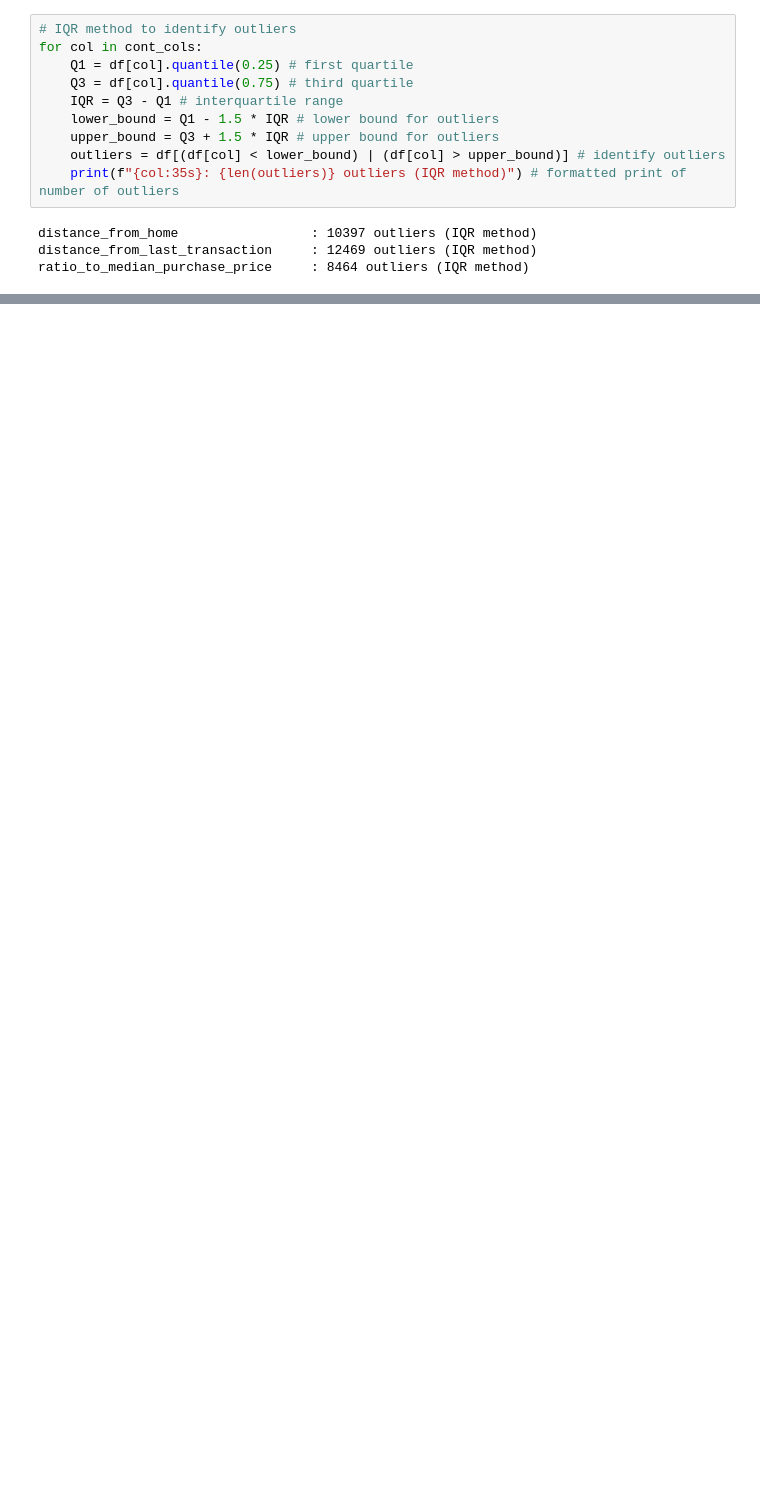
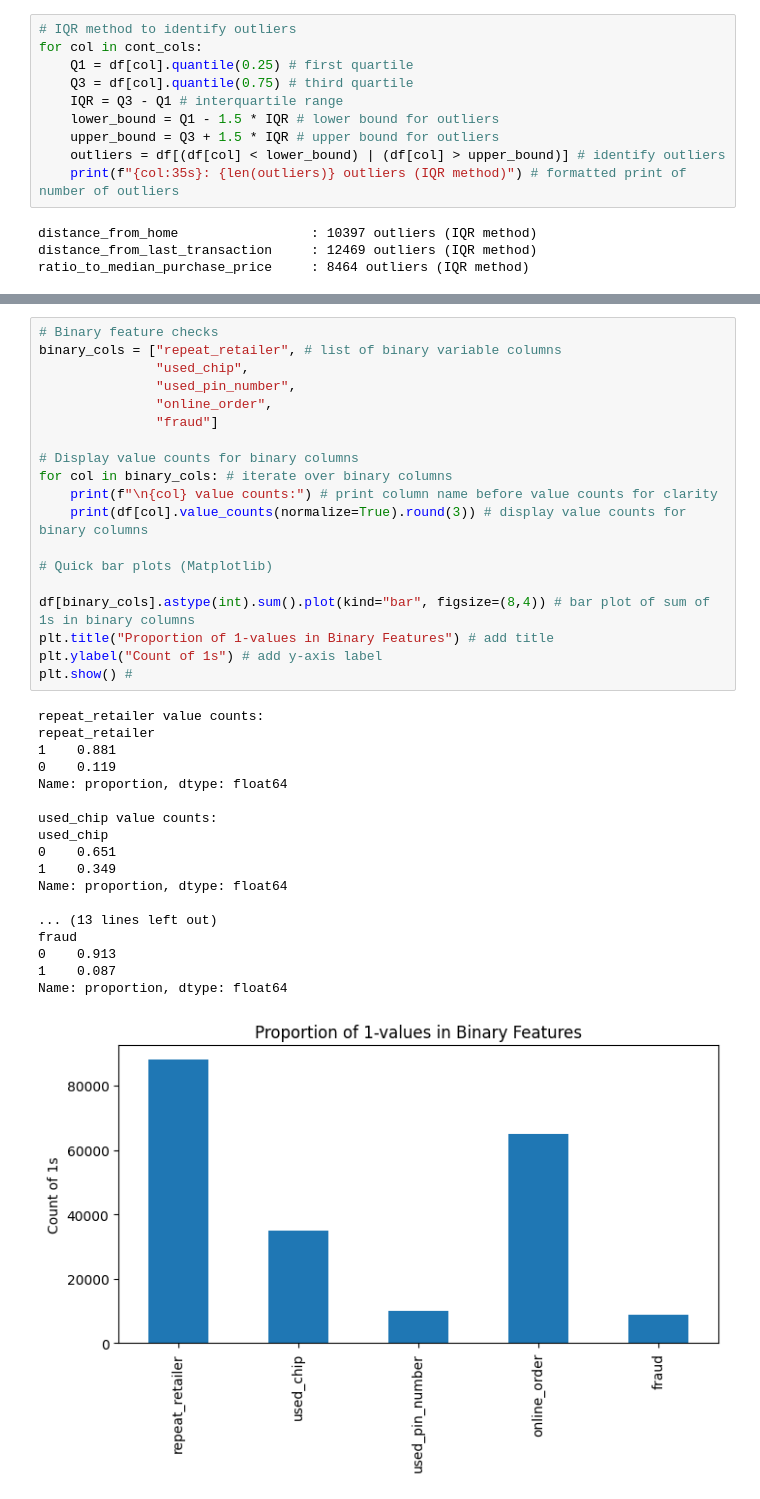
Before and after one commit to JayneLawley/Credit-Card-Fraud-Analysis, a Jupyter notebook: jupyter_notebooks/01 ETL.ipynb, the cells around one changed output, grey strips where cells are left out. Drawn from its saved outputs; the diff is of its cells as text; blank space fills up the shorter version.

```diff
--- a/jupyter_notebooks/01 ETL.ipynb
+++ b/jupyter_notebooks/01 ETL.ipynb
@@ -244,0 +248,38 @@ ratio_to_median_purchase_price     : 8464 outliers (IQR method)
+# %%
+# Binary feature checks
+binary_cols = ["repeat_retailer", # list of binary variable columns
+               "used_chip",
+               "used_pin_number",
+               "online_order",
+               "fraud"]
+
+# Display value counts for binary columns
+for col in binary_cols: # iterate over binary columns
+    print(f"\n{col} value counts:") # print column name before value counts for clarity
+    print(df[col].value_counts(normalize=True).round(3)) # display value counts for binary columns
+
+# Quick bar plots (Matplotlib)
+
+df[binary_cols].astype(int).sum().plot(kind="bar", figsize=(8,4)) # bar plot of sum of 1s in binary columns
+plt.title("Proportion of 1-values in Binary Features") # add title
+plt.ylabel("Count of 1s") # add y-axis label
+plt.show() #
+# %% [output]
+repeat_retailer value counts:
+repeat_retailer
+1    0.881
+0    0.119
+Name: proportion, dtype: float64
+
+used_chip value counts:
+used_chip
+0    0.651
+1    0.349
+Name: proportion, dtype: float64
+
+... (13 lines left out)
+fraud
+0    0.913
+1    0.087
+Name: proportion, dtype: float64
+[figure, added]
```
Also changed, not shown: parts of 6 cells of this notebook.
